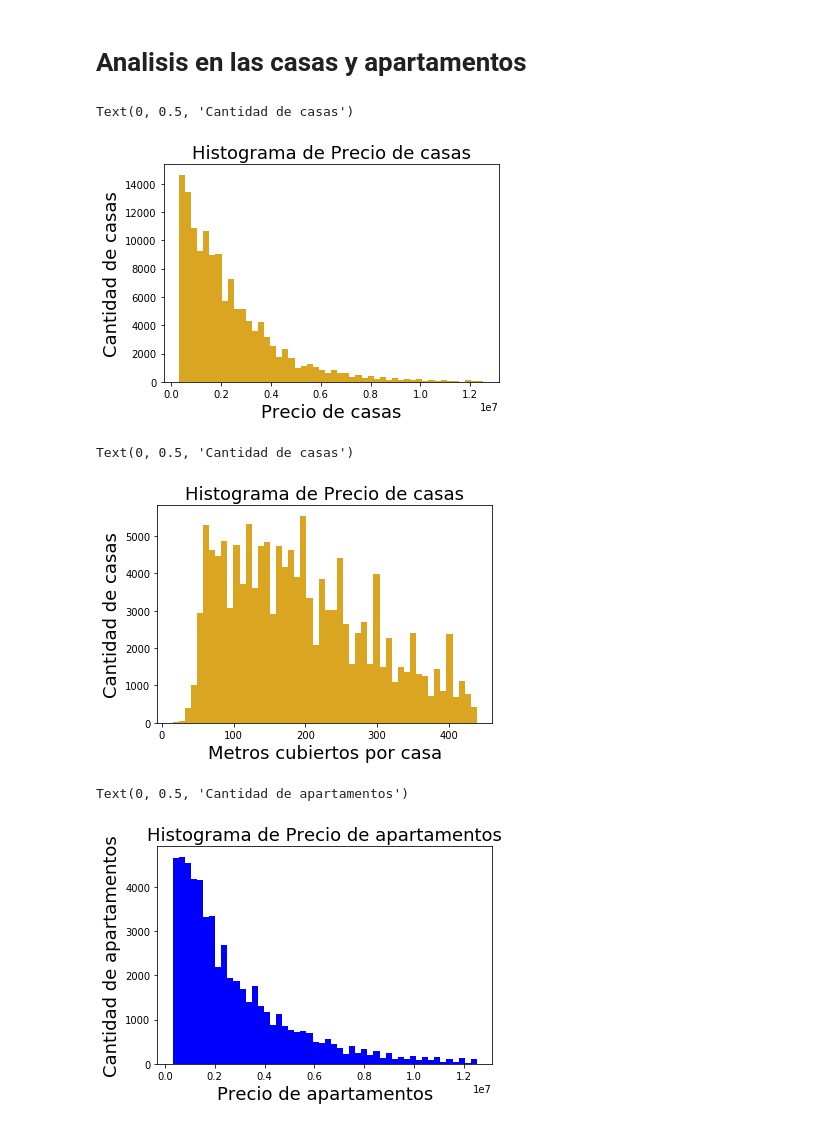
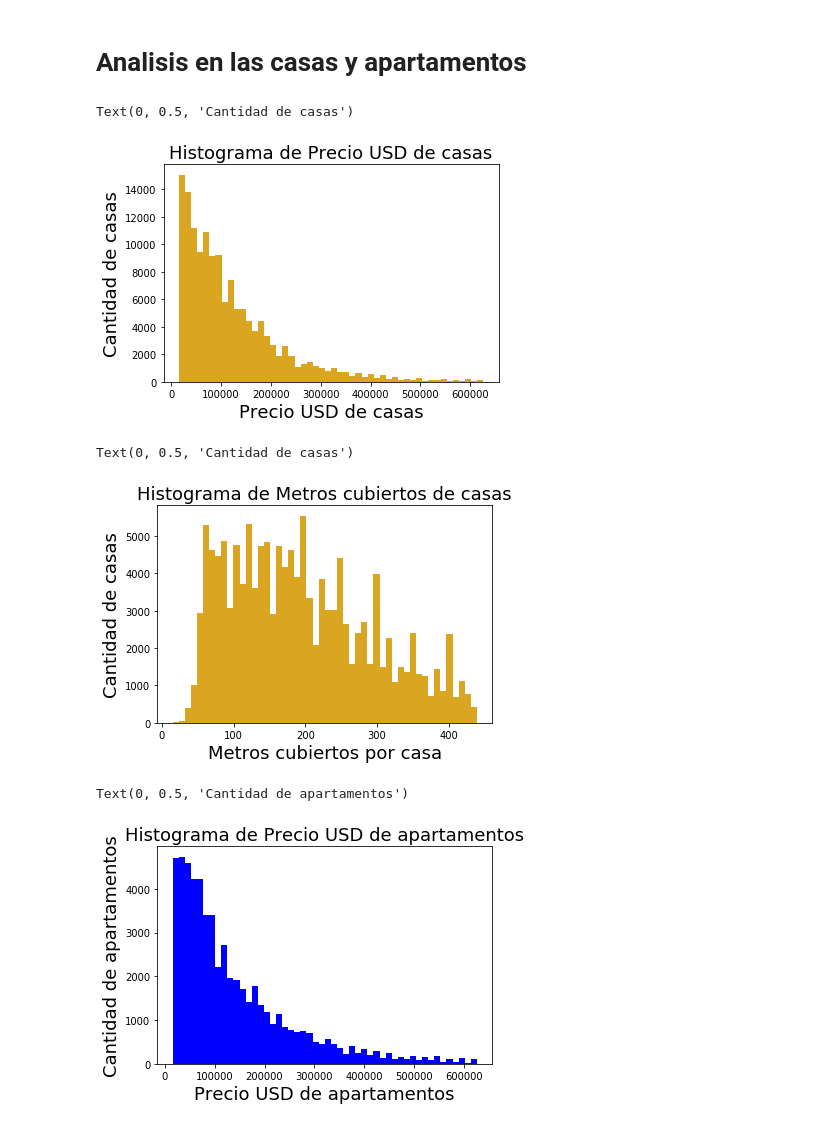
Before and after one commit to petermacgaul/orgaDatos-1, a Jupyter notebook: TP1/TP1.ipynb, the cells around one changed output. Cells and saved outputs as stored; diff of their text form; code cells hidden in the pictures.

```diff
--- a/TP1/TP1.ipynb
+++ b/TP1/TP1.ipynb
@@ -55,3 +36,2 @@ df.sort_values('precio',ascending=False).head(6)
 # %%
-propiedades = df.dropna(subset=['tipodepropiedad'])
-propiedades_counts = propiedades['tipodepropiedad'].value_counts()
+propiedades_counts = df['tipodepropiedad'].value_counts()
@@ -60,2 +37,0 @@ Estoy dropiando propiedades y metros cuadrados NaN
-# %%
-propiedades = propiedades.dropna(subset=['metroscubiertos'])
@@ -71,29 +43,29 @@ Text(0, 0.5, 'Nombre de categoria')
 # Analisis en las casas y apartamentos
 # %%
 casas = propiedades[propiedades['tipodepropiedad'] == 'Casa']
-g = casas['precio'].plot.hist(bins=50, color='goldenrod')
-g.set_title("Histograma de Precio de casas", fontsize=18)
-g.set_xlabel("Precio de casas",fontsize=18)
+g = casas['preciousd'].plot.hist(bins=50, color='goldenrod')
+g.set_title("Histograma de Precio USD de casas", fontsize=18)
+g.set_xlabel("Precio USD de casas",fontsize=18)
 g.set_ylabel("Cantidad de casas", fontsize=18)
 # %% [output]
 Text(0, 0.5, 'Cantidad de casas')
-[figure, old version]
+[figure, new version]
 # %%
 g = casas['metroscubiertos'].plot.hist(bins=50, color='goldenrod')
-g.set_title("Histograma de Precio de casas", fontsize=18)
+g.set_title("Histograma de Metros cubiertos de casas", fontsize=18)
 g.set_xlabel("Metros cubiertos por casa",fontsize=18)
 g.set_ylabel("Cantidad de casas", fontsize=18)
 # %% [output]
 Text(0, 0.5, 'Cantidad de casas')
-[figure, old version]
+[figure, new version]
 # %%
 apartamentos = propiedades[propiedades['tipodepropiedad'] == 'Apartamento']
-g = apartamentos['precio'].plot.hist(bins=50, color='blue')
-g.set_title("Histograma de Precio de apartamentos", fontsize=18)
-g.set_xlabel("Precio de apartamentos",fontsize=18)
+g = apartamentos['preciousd'].plot.hist(bins=50, color='blue')
+g.set_title("Histograma de Precio USD de apartamentos", fontsize=18)
+g.set_xlabel("Precio USD de apartamentos",fontsize=18)
 g.set_ylabel("Cantidad de apartamentos", fontsize=18)
 # %% [output]
 Text(0, 0.5, 'Cantidad de apartamentos')
-[figure, old version]
+[figure, new version]
 # %%
 terreno = propiedades[propiedades['tipodepropiedad'] == 'Terreno']
```
Also changed, not shown: parts of 17 cells of this notebook, 1 other file.
